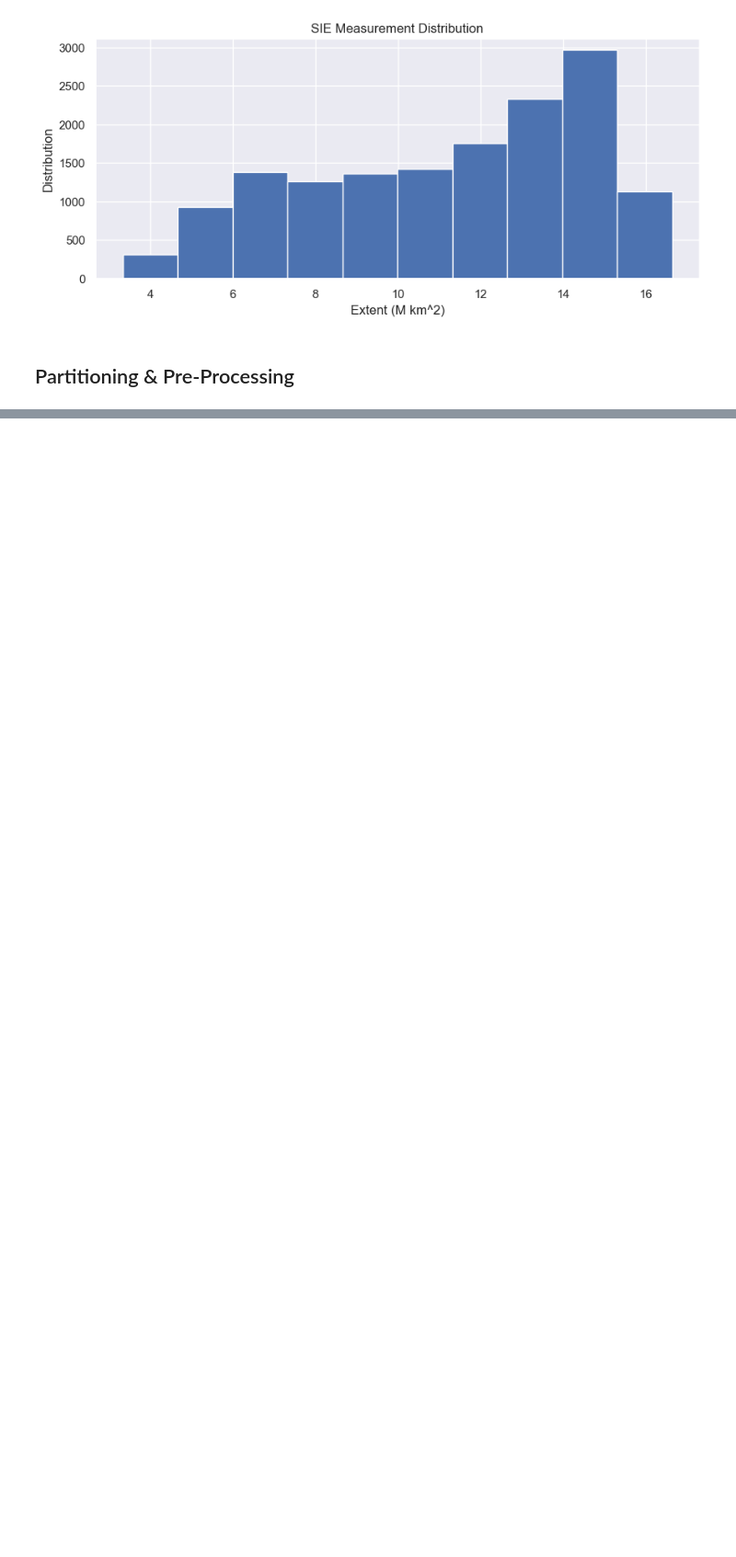
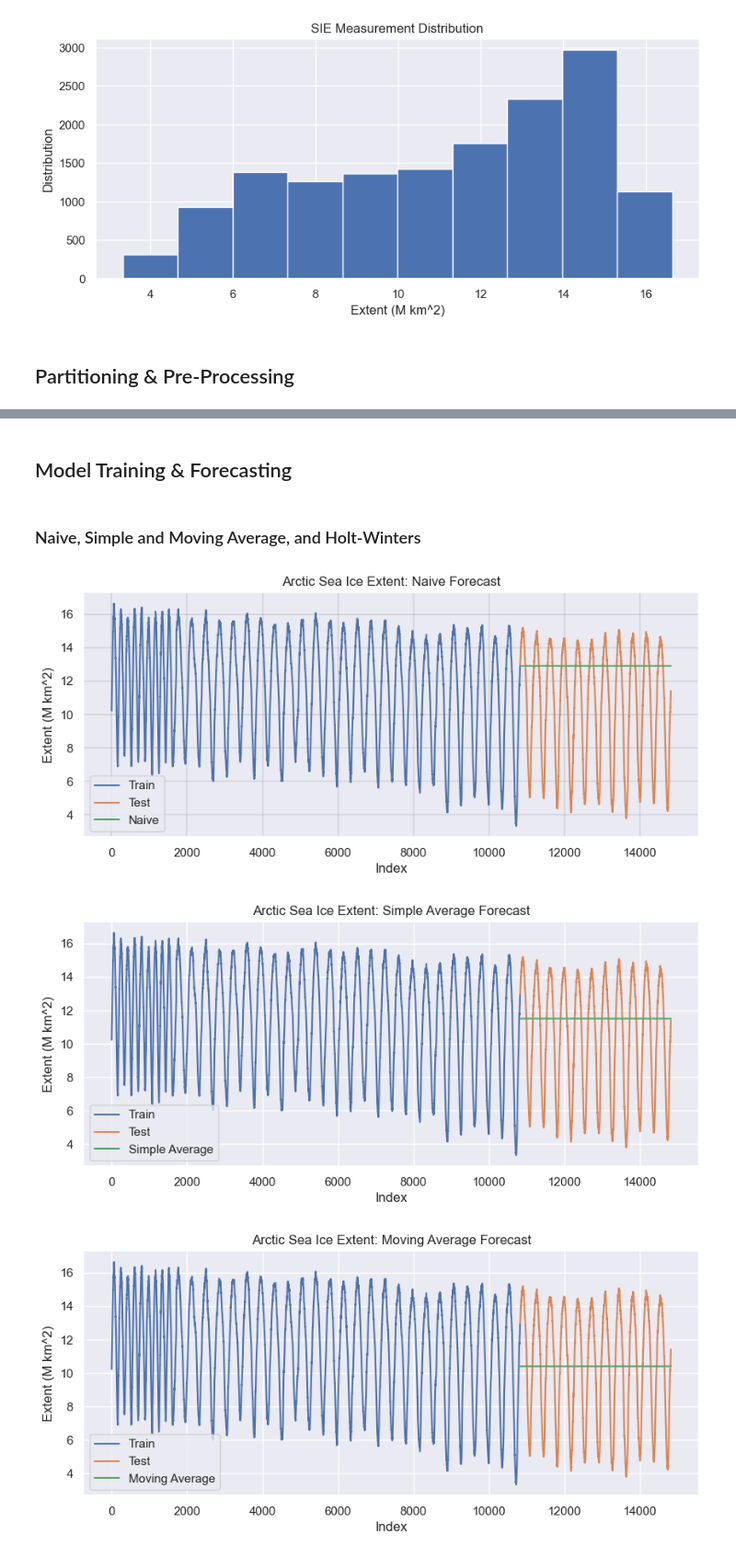
Before and after one commit to giantmagellan/SeaIceForecast, a Jupyter notebook: main.ipynb, the cells around one changed output, grey strips where cells are left out. Shown at 92% size. Drawn from its saved outputs; the diff is of its cells as text; code cells hidden in the pictures; blank space fills up the shorter version.

```diff
--- a/main.ipynb
+++ b/main.ipynb
@@ -125,3 +122,11 @@ except NameError:
 [figure]
 # %% [markdown]
 ## Partitioning & Pre-Processing
+# %%
+""" Partition the dataset """
+try:
+    train_nfc, test_nfc = create_train_test_sets(df)
+except NameError:
+    print('----------------------')
+    print('df is not defined')
+    print('----------------------')
@@ -127,0 +140,16 @@ except NameError:
+# %% [markdown]
+## Model Training & Forecasting
+# %% [markdown]
+### Naive, Simple and Moving Average, and Holt-Winters
+# %%
+""" Create Naive, Simple Average, Moving Average, and Holt-Winters Forecasts """
+try:
+    y_hat = forecast(train_nfc, test_nfc)
+except NameError:
+    print('----------------------')
+    print('df is not defined')
+    print('----------------------')
+# %% [output]
+[figure, added]
+[figure, added]
+[figure, added]
```
Also changed, not shown: parts of 11 cells of this notebook, 18 other files.
